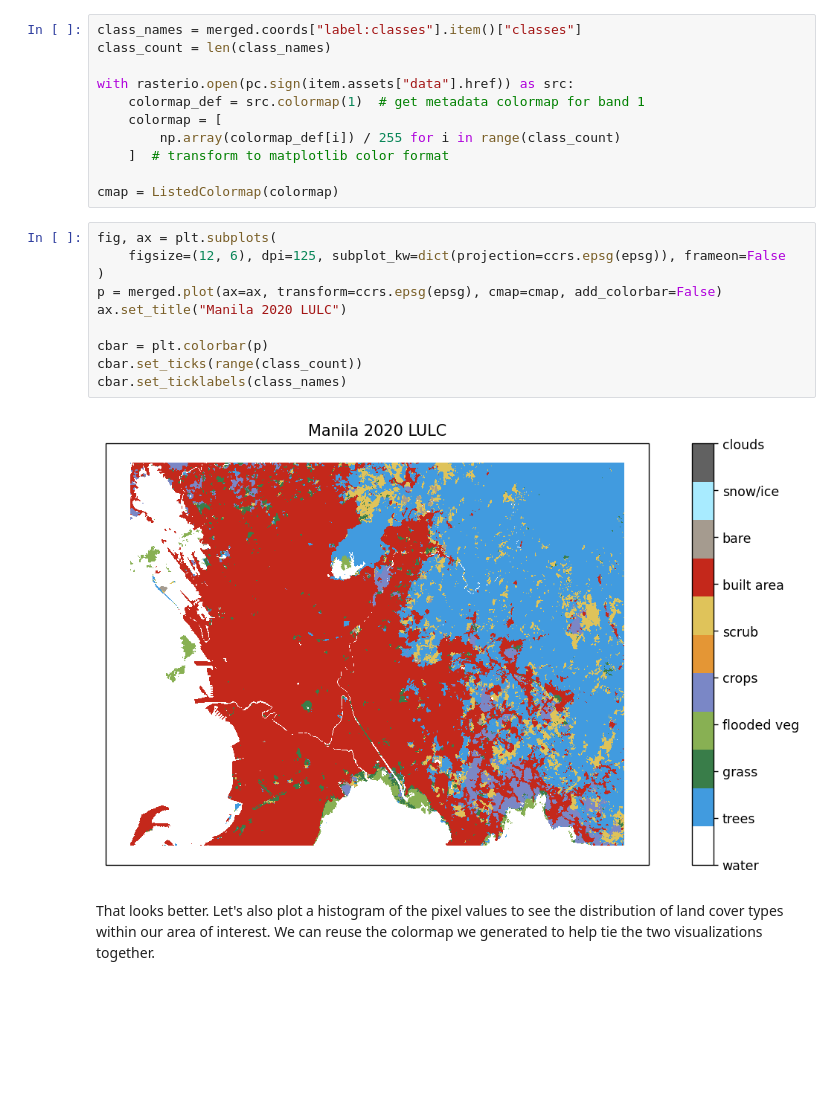
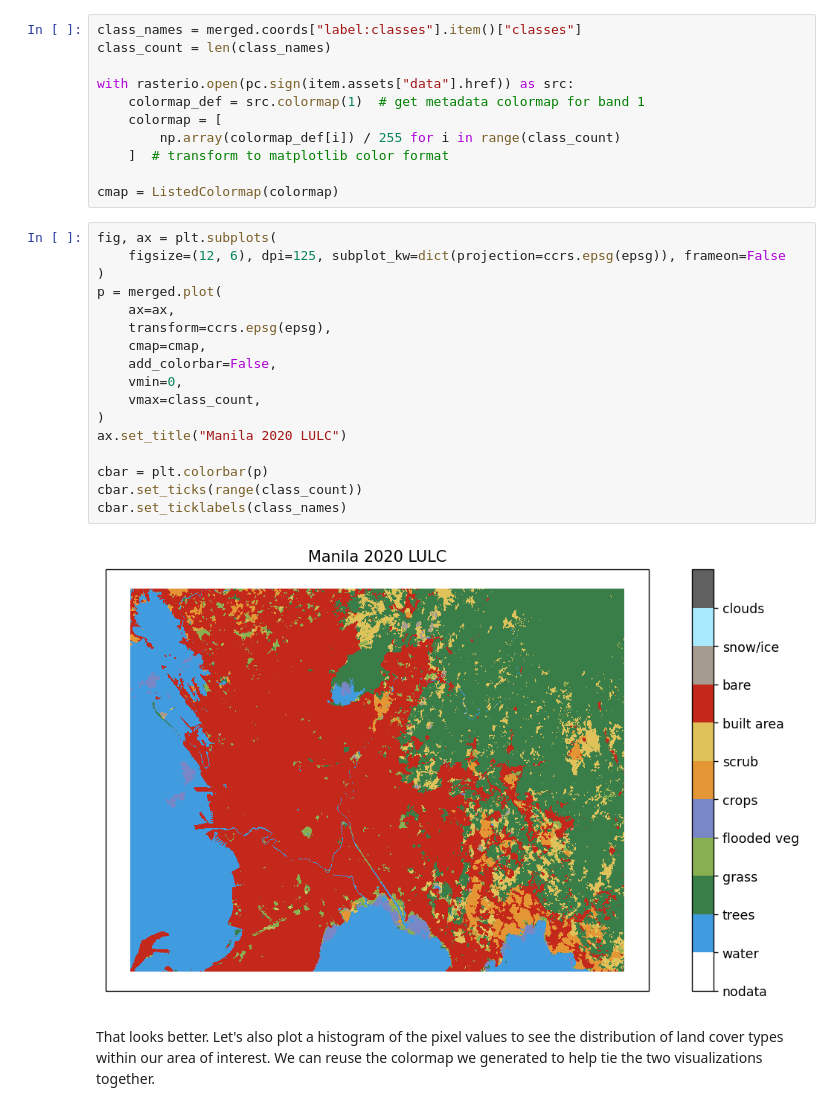
Before and after one commit to microsoft/PlanetaryComputerExamples, a Jupyter notebook: datasets/io-lulc/io-lulc-example.ipynb, the cells around one changed output. Cells and saved outputs as stored; diff of their text form; blank space fills up the shorter version.

```diff
--- a/datasets/io-lulc/io-lulc-example.ipynb
+++ b/datasets/io-lulc/io-lulc-example.ipynb
@@ -159,15 +159,22 @@ cmap = ListedColormap(colormap)
 # %%
 fig, ax = plt.subplots(
     figsize=(12, 6), dpi=125, subplot_kw=dict(projection=ccrs.epsg(epsg)), frameon=False
 )
-p = merged.plot(ax=ax, transform=ccrs.epsg(epsg), cmap=cmap, add_colorbar=False)
+p = merged.plot(
+    ax=ax,
+    transform=ccrs.epsg(epsg),
+    cmap=cmap,
+    add_colorbar=False,
+    vmin=0,
+    vmax=class_count,
+)
 ax.set_title("Manila 2020 LULC")
 
 cbar = plt.colorbar(p)
 cbar.set_ticks(range(class_count))
 cbar.set_ticklabels(class_names)
 # %% [output]
-[figure, old version]
+[figure, new version]
 # %% [markdown]
 That looks better. Let's also plot a histogram of the pixel values to see the distribution of land cover types within our area of interest. We can reuse the colormap we generated to help tie the two visualizations together.
 # %%
```
Also changed, not shown: parts of 4 cells of this notebook.
